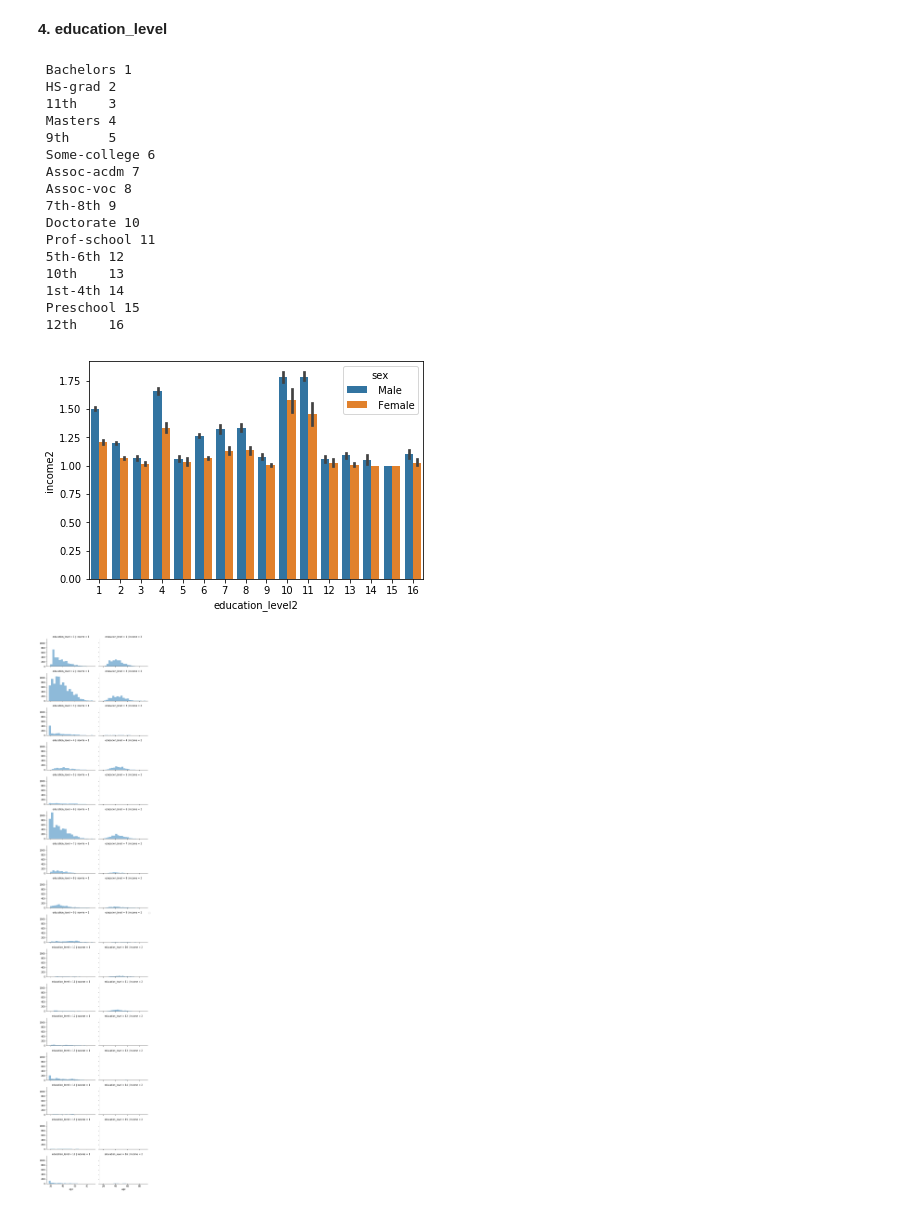
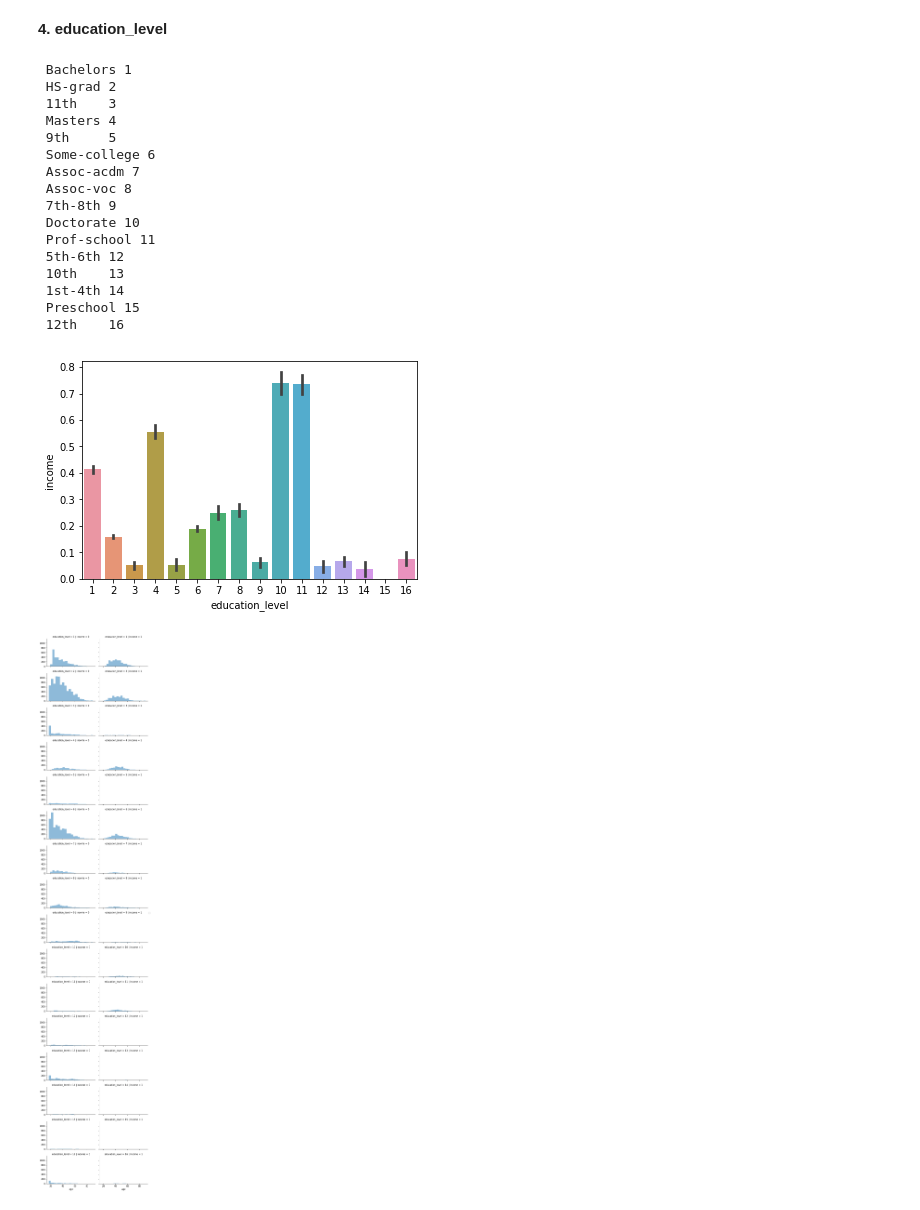
Before and after one commit to anidata/tutorials, a Jupyter notebook: data-engineering/Docker_census_data.ipynb, the cells around one changed output. Saved outputs shown, nothing was run; the diff lists cells and outputs as text; code cells hidden in the pictures.

```diff
--- a/data-engineering/Docker_census_data.ipynb
+++ b/data-engineering/Docker_census_data.ipynb
@@ -225,6 +226,3 @@ orig_data.head(n=8)
 bins = [0, 10, 20, 30, 40, 50, 60, 70, 100]
 age_group = ['0_10', '11_20', '21_30', '31_40','41_50', '51_60', '61_70', '71_100']
 orig_data['age_cat'] = pd.cut(orig_data['age'], bins, labels=age_group)
-# %%
-orig_data = orig_data.drop(['age'], axis=1)
-orig_data.head(n=8)
@@ -341,26 +332,26 @@ Working for the federal government shows a high probability of earning an income
 # %% [markdown]
 **4. education_level**
 # %%
-sns.barplot(x='education_level2', y='income2', data=orig_data,c)
+sns.barplot(x='education_level', y='income', data=orig_data)
 for keys in education_level:
     label = education_level[keys]
     print("{:<8} {:<30}".format(keys, label))
 # %% [output]
  Bachelors 1
  HS-grad 2
  11th    3
  Masters 4
  9th     5
  Some-college 6
  Assoc-acdm 7
  Assoc-voc 8
  7th-8th 9
  Doctorate 10
  Prof-school 11
  5th-6th 12
  10th    13
  1st-4th 14
  Preschool 15
  12th    16
-[figure, old version]
+[figure, new version]
 # %%
```
Also changed, not shown: parts of 44 cells of this notebook.
